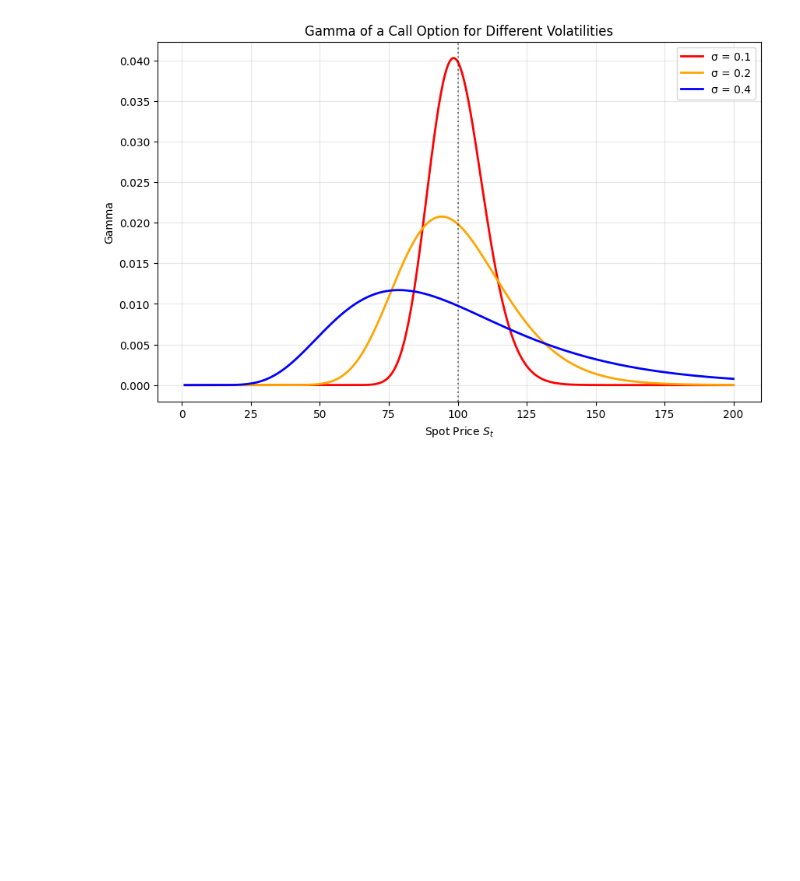
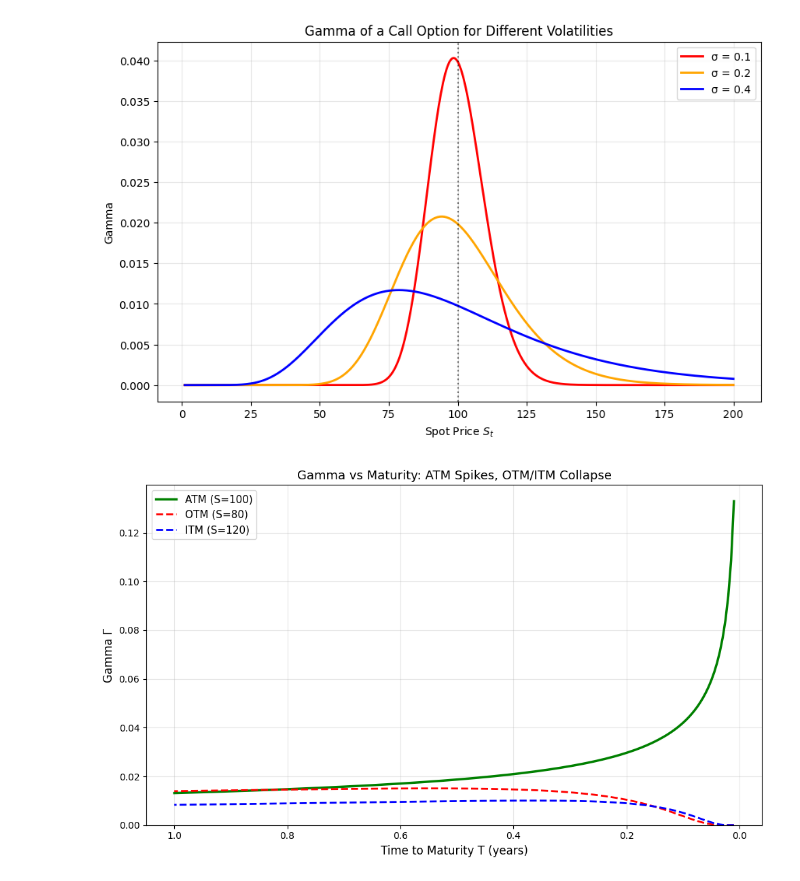
Before and after one commit to Mathis-14/Option_Pricing, a Jupyter notebook: option_basics/option_basics.ipynb, the cells around one changed output. Drawn from its saved outputs; the diff is of its cells as text; code cells hidden in the pictures; blank space fills up the shorter version.

```diff
--- a/option_basics/option_basics.ipynb
+++ b/option_basics/option_basics.ipynb
@@ -197,7 +199,7 @@ $$\Gamma_{\text{call}}=\Gamma_{\text{put}} = \frac{\phi(d_1)}{S \cdot \sigma \cd
 
 with $$d_1 = \frac{\ln(S/K) + (r + \frac{\sigma^2}{2})T}{\sigma\sqrt{T}}$$
 # %%
-def gamma_call(S, K, T, r, sigma):
+def gamma(S, K, T, r, sigma):
     d1 = (np.log(S / K) + (r + 0.5 * sigma**2) * T) / (sigma * np.sqrt(T))
     return np.exp(-0.5 * d1**2) / (S * sigma * np.sqrt(2 * np.pi * T))
 
@@ -210,7 +212,7 @@ r=0
 sigma=0.3
 
 plt.axvline(x=K, color='black', linestyle=':', alpha=0.5, label='Strike Price')
-plt.plot(S, gamma_call(S, K, T, r, sigma), color="red", linewidth=2, label=f'T = {T}y')
+plt.plot(S, gamma(S, K, T, r, sigma), color="red", linewidth=2, label=f'T = {T}y')
 plt.xlabel("Spot Price $S_t$")
 plt.ylabel("Gamma")
 plt.title("Gamma of a Call Option")
@@ -227,7 +229,7 @@ colors = ['red', 'orange', 'blue']
 plt.figure(figsize=(10, 6))
 
 for T, color in zip(maturities, colors):
-    plt.plot(S, gamma_call(S, K, T, r, sigma), color=color, linewidth=2, label=f'T = {T}y')
+    plt.plot(S, gamma(S, K, T, r, sigma), color=color, linewidth=2, label=f'T = {T}y')
 
 plt.axvline(x=K, color='black', linestyle=':', alpha=0.5)
 plt.xlabel("Spot Price $S_t$")
@@ -284,3 +306,56 @@ plt.grid(True, alpha=0.3)
 plt.show()
 # %% [output]
 [figure]
+# %%
+import numpy as np
+import matplotlib.pyplot as plt
+def gamma_robust(S, K, r, T, sigma):
+    """Robust gamma calculation that handles edge cases"""
+    S = np.atleast_1d(np.asarray(S, dtype=float))
+    T = np.atleast_1d(np.asarray(T, dtype=float))
+
+    # Handle broadcasting
+    if S.shape != T.shape:
+        if S.size == 1:
+            S = np.full_like(T, S[0])
+        elif T.size == 1:
+            T = np.full_like(S, T[0])
+
+    result = np.zeros_like(S)
+
+    # Only compute where T > small threshold
+    valid = T > 1e-6
+
+    if np.any(valid):
+        S_v = S[valid]
+        T_v = T[valid]
+        sqrt_T = np.sqrt(T_v)
+        d1 = (np.log(S_v / K) + (r + 0.5 * sigma**2) * T_v) / (sigma * sqrt_T)
+        result[valid] = np.exp(-0.5 * d1**2) / (S_v * sigma * sqrt_T * np.sqrt(2 * np.pi))
+
+    return result
+# Parameters
+K = 100
+sigma = 0.3
+r = 0
+T_range = np.linspace(0.01, 1, 200)
+# Calculate gamma for different moneyness
+gamma_atm = gamma_robust(100, K, r, T_range, sigma)
+gamma_otm = gamma_robust(80, K, r, T_range, sigma)
+gamma_itm = gamma_robust(120, K, r, T_range, sigma)
+# Plot
+plt.figure(figsize=(10, 6))
+plt.plot(T_range, gamma_atm, 'green', lw=2.5, label='ATM (S=100)')
+plt.plot(T_range, gamma_otm, 'red', lw=2, ls='--', label='OTM (S=80)')
+plt.plot(T_range, gamma_itm, 'blue', lw=2, ls='--', label='ITM (S=120)')
+plt.gca().invert_xaxis()
+plt.xlabel("Time to Maturity T (years)", fontsize=12)
+plt.ylabel("Gamma Γ", fontsize=12)
+plt.title("Gamma vs Maturity: ATM Spikes, OTM/ITM Collapse", fontsize=13)
+plt.legend(fontsize=11)
+plt.grid(True, alpha=0.3)
+plt.ylim(bottom=0)  # Gamma is always positive
+plt.tight_layout()
+plt.show()
+# %% [output]
+[figure, added]
```
Also changed, not shown: parts of 11 cells of this notebook, 1 other file.
